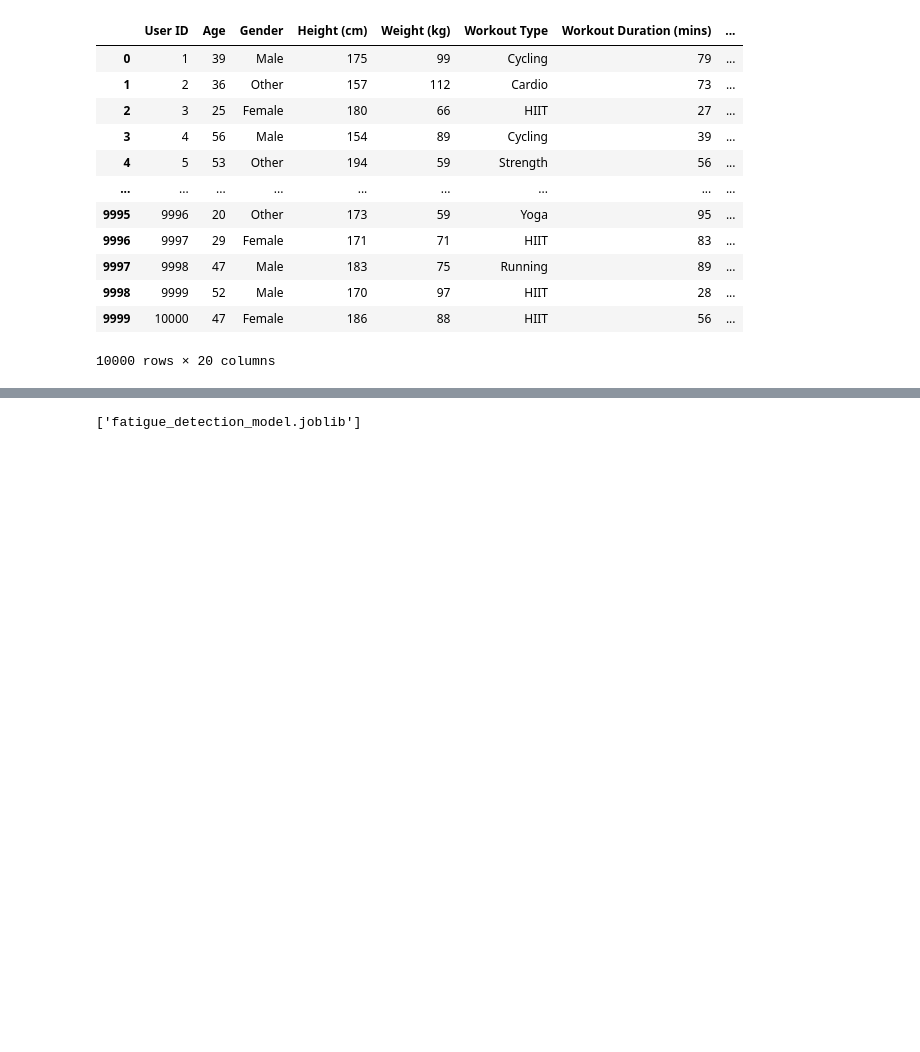
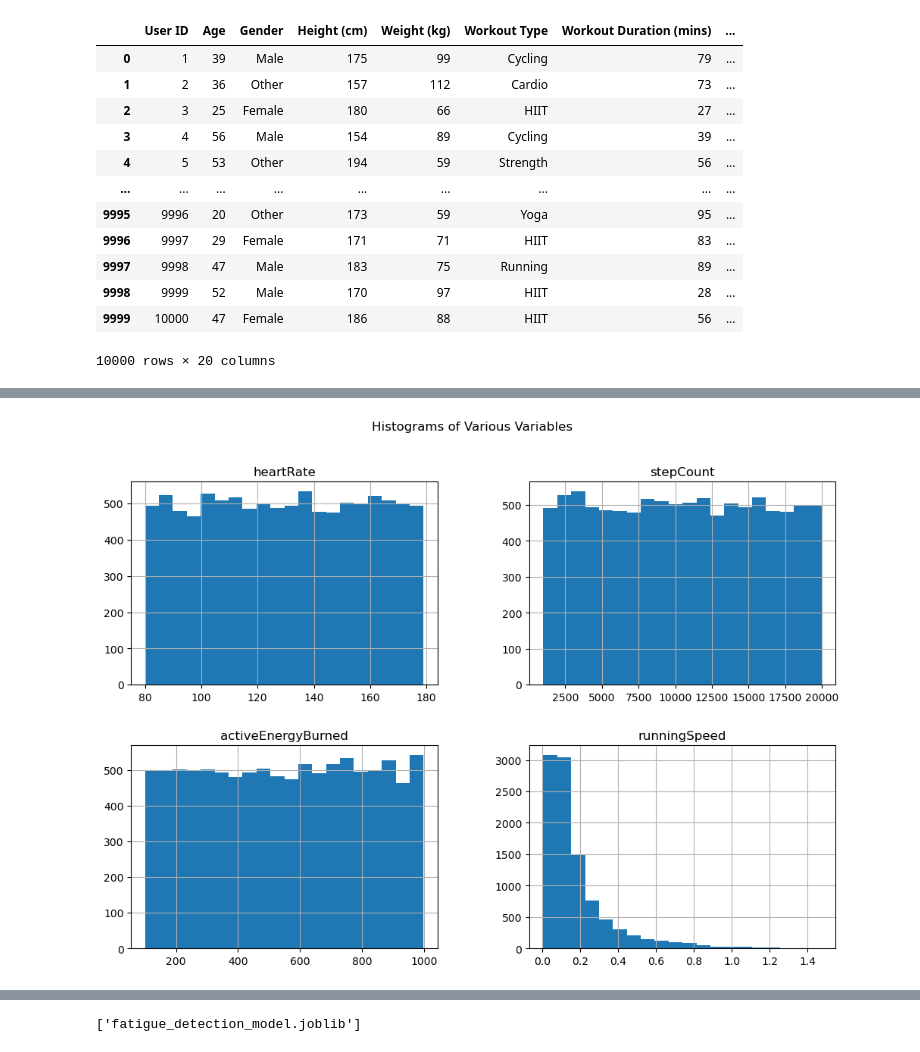
Before and after one commit to 2025-WAYVI/SERVER_WAYVI, a Jupyter notebook: ai-server/training/pretraining_scripts/overwork.ipynb, the cells around one changed output, grey strips where cells are left out. Saved outputs shown, nothing was run; the diff lists cells and outputs as text; code cells hidden in the pictures; blank space fills up the shorter version.

```diff
--- a/ai-server/training/pretraining_scripts/overwork.ipynb
+++ b/ai-server/training/pretraining_scripts/overwork.ipynb
@@ -105,0 +146,7 @@ dtype: int64
+# %%
+# 각 변수의 히스토그램
+d[['heartRate', 'stepCount', 'activeEnergyBurned', 'runningSpeed']].hist(bins=20, figsize=(12, 8))
+plt.suptitle('Histograms of Various Variables')
+plt.show()
+# %% [output]
+[figure, added]
```
Also changed, not shown: parts of 20 cells of this notebook, 9 other files.
